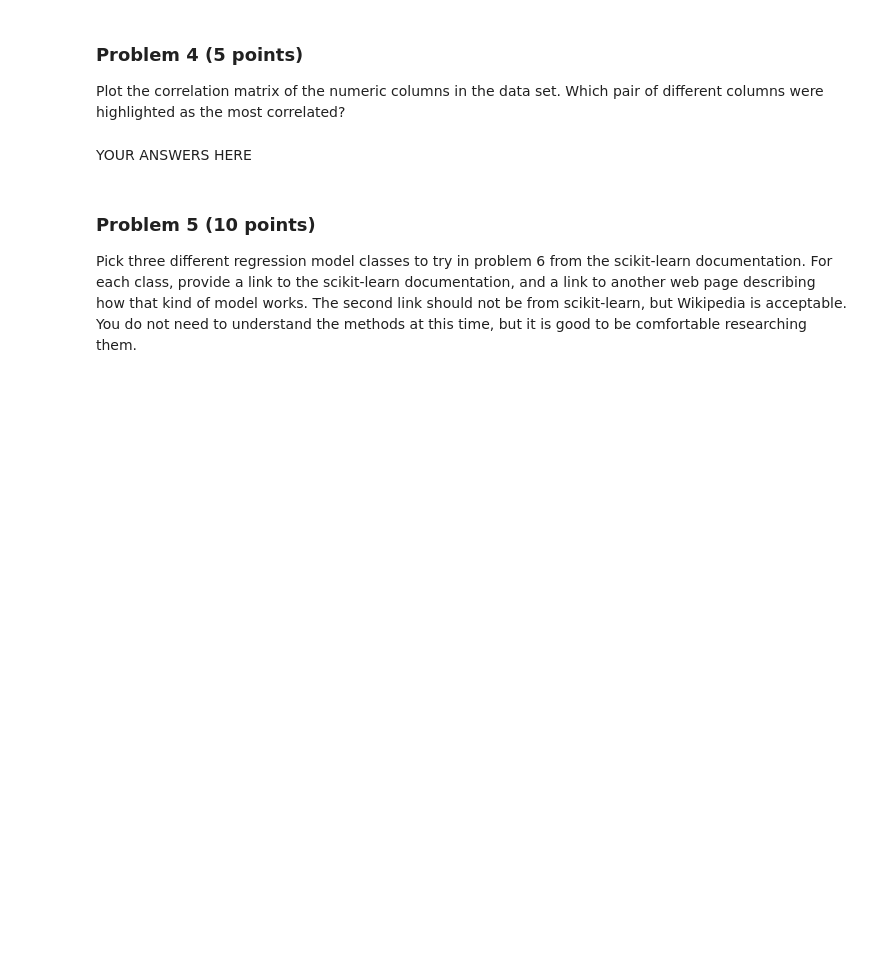
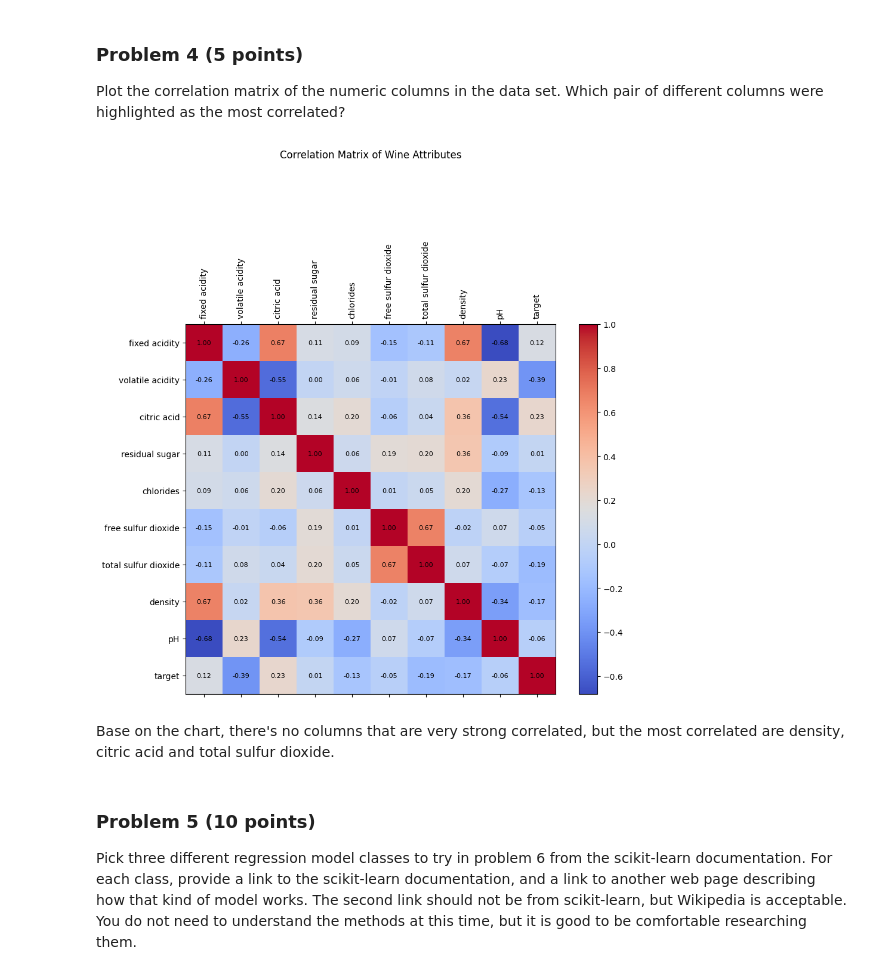
Before and after one commit to keke78ui9/dx602-final-project, a Jupyter notebook: project.ipynb, the cells around one changed output. Cells and saved outputs as stored; diff of their text form; code cells hidden in the pictures; blank space fills up the shorter version.

```diff
--- a/project.ipynb
+++ b/project.ipynb
@@ -246,5 +311,28 @@ Which pair of different columns were highlighted as the most correlated?
-# %% [markdown]
-YOUR ANSWERS HERE
+# %%
+correlation_matrix = dataset_wine.corr()
+
+# Using plt.matshow() and annotations for a heatmap (no seaborn)
+plt.figure(figsize=(10, 8))
+plt.matshow(correlation_matrix, cmap='coolwarm', fignum=1)
+plt.colorbar()
+
+# Set ticks and labels
+cols = correlation_matrix.columns
+plt.xticks(range(len(cols)), cols, rotation=90)
+plt.yticks(range(len(cols)), cols)
+
+# Annotate values
+for i in range(len(cols)):
+    for j in range(len(cols)):
+        plt.text(j, i, f"{correlation_matrix.iloc[i, j]:.2f}",
+                 ha='center', va='center', color='black', fontsize=8)
+
+plt.title('Correlation Matrix of Wine Attributes', pad=100)
+plt.tight_layout()
+# %% [output]
+[figure, added]
+# %% [markdown]
+Base on the chart, there's no columns that are very strong correlated, but the most correlated are density, citric acid and total sulfur dioxide.
 # %% [markdown]
 ### Problem 5 (10 points)
 
```
Also changed, not shown: parts of 8 cells of this notebook.
